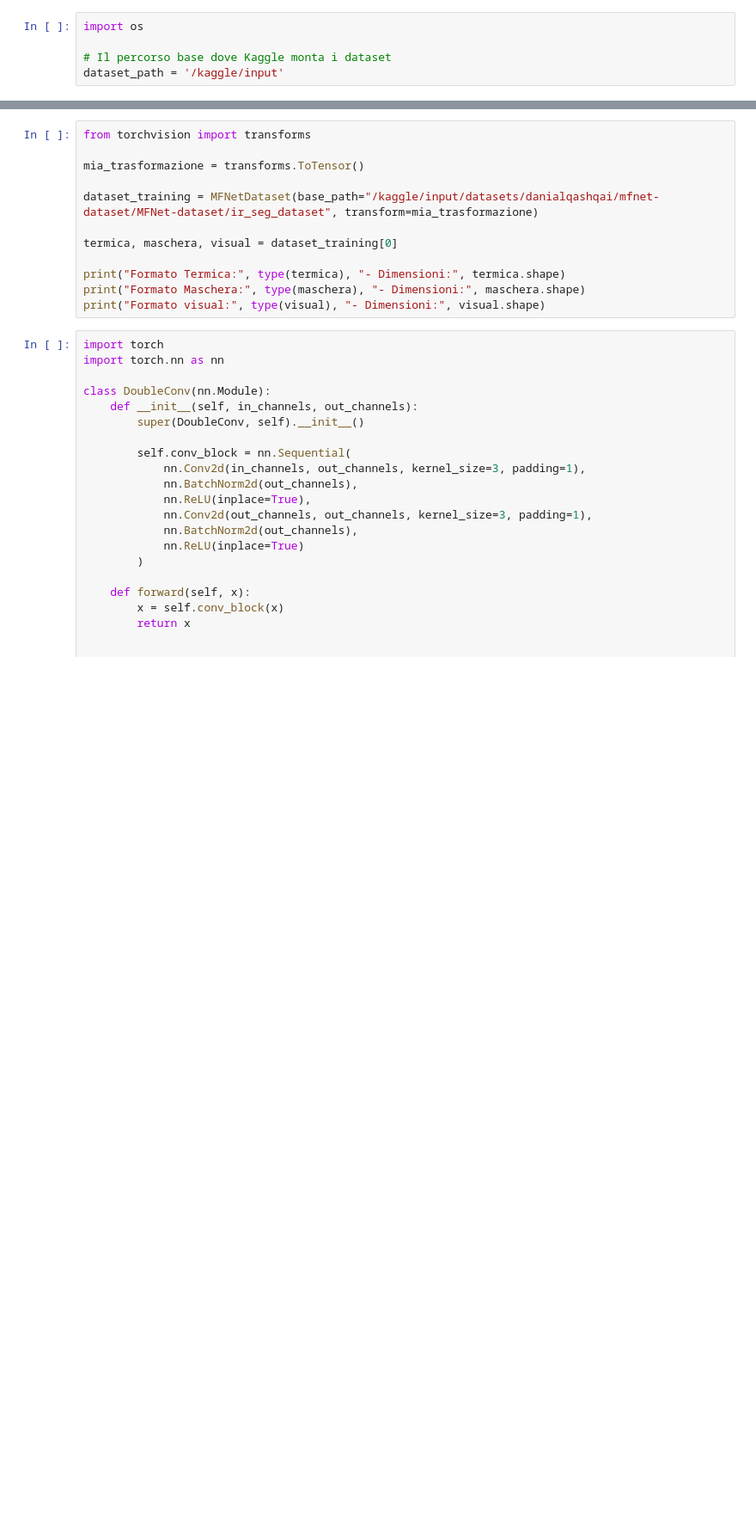
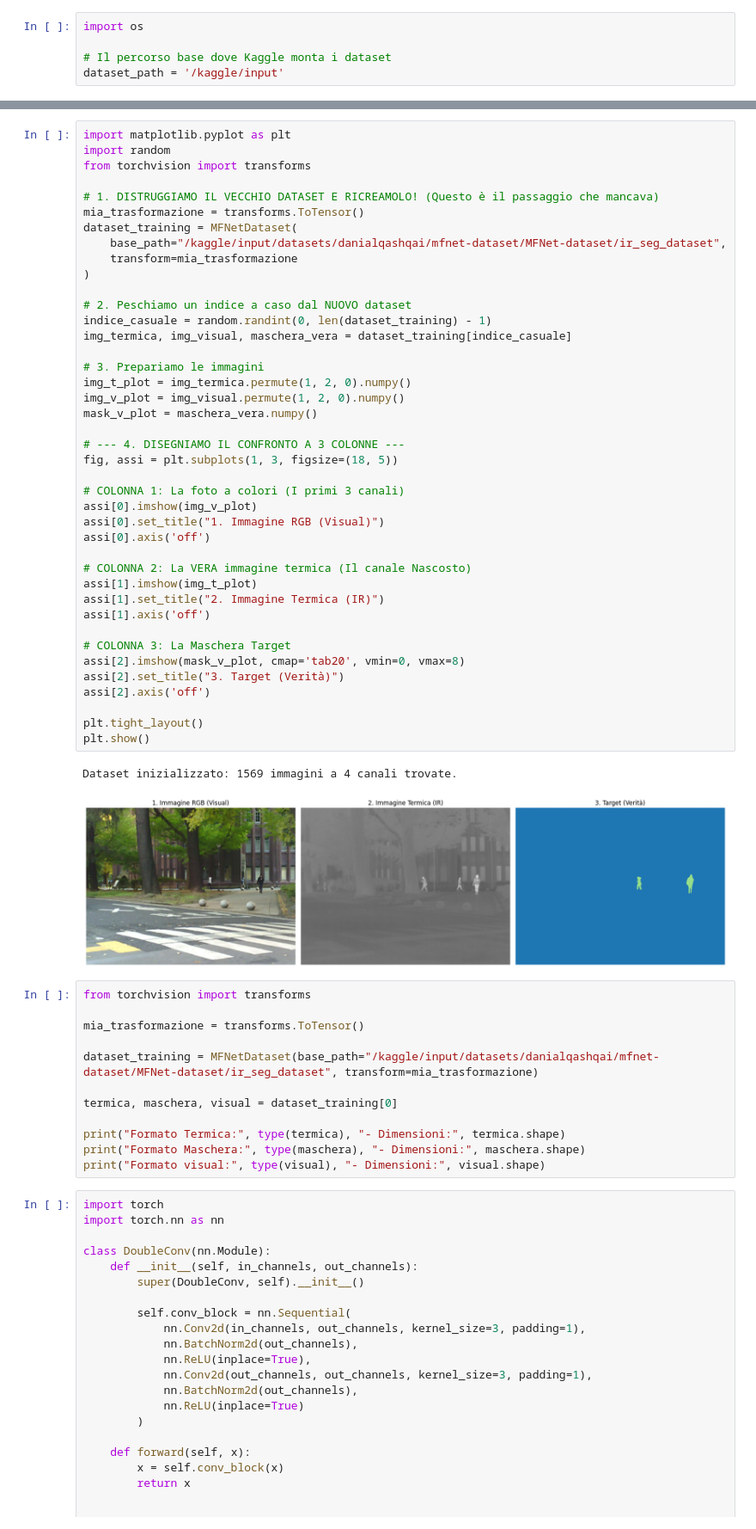
Before and after one commit to Yammi2002/DataFusionProject, a Jupyter notebook: notebooks/notebook.ipynb, the cells around one changed output, grey strips where cells are left out. Shown at 86% size. Drawn from its saved outputs; the diff is of its cells as text; blank space fills up the shorter version.

Commit message:
Kaggle Notebook | 3DprojectFusion | Version 1

```diff
--- a/notebooks/notebook.ipynb
+++ b/notebooks/notebook.ipynb
@@ -58,5 +62,49 @@ class MFNetDataset(Dataset):
         # ORDINE FISSO: Termica, Visual, Maschera
         return tensor_termica, tensor_visual, tensor_maschera
+# %%
+import matplotlib.pyplot as plt
+import random
+from torchvision import transforms
+
+# 1. DISTRUGGIAMO IL VECCHIO DATASET E RICREAMOLO! (Questo è il passaggio che mancava)
+mia_trasformazione = transforms.ToTensor()
+dataset_training = MFNetDataset(
+    base_path="/kaggle/input/datasets/danialqashqai/mfnet-dataset/MFNet-dataset/ir_seg_dataset",
+    transform=mia_trasformazione
+)
+
+# 2. Peschiamo un indice a caso dal NUOVO dataset
+indice_casuale = random.randint(0, len(dataset_training) - 1)
+img_termica, img_visual, maschera_vera = dataset_training[indice_casuale]
+
+# 3. Prepariamo le immagini
+img_t_plot = img_termica.permute(1, 2, 0).numpy()
+img_v_plot = img_visual.permute(1, 2, 0).numpy()
+mask_v_plot = maschera_vera.numpy()
+
+# --- 4. DISEGNIAMO IL CONFRONTO A 3 COLONNE ---
+fig, assi = plt.subplots(1, 3, figsize=(18, 5))
+
+# COLONNA 1: La foto a colori (I primi 3 canali)
+assi[0].imshow(img_v_plot)
+assi[0].set_title("1. Immagine RGB (Visual)")
+assi[0].axis('off')
+
+# COLONNA 2: La VERA immagine termica (Il canale Nascosto)
+assi[1].imshow(img_t_plot)
+assi[1].set_title("2. Immagine Termica (IR)")
+assi[1].axis('off')
+
+# COLONNA 3: La Maschera Target
+assi[2].imshow(mask_v_plot, cmap='tab20', vmin=0, vmax=8)
+assi[2].set_title("3. Target (Verità)")
+assi[2].axis('off')
+
+plt.tight_layout()
+plt.show()
+# %% [output]
+Dataset inizializzato: 1569 immagini a 4 canali trovate.
+[figure, added]
 # %%
 from torchvision import transforms
 
```
Also changed, not shown: parts of 6 cells of this notebook.
